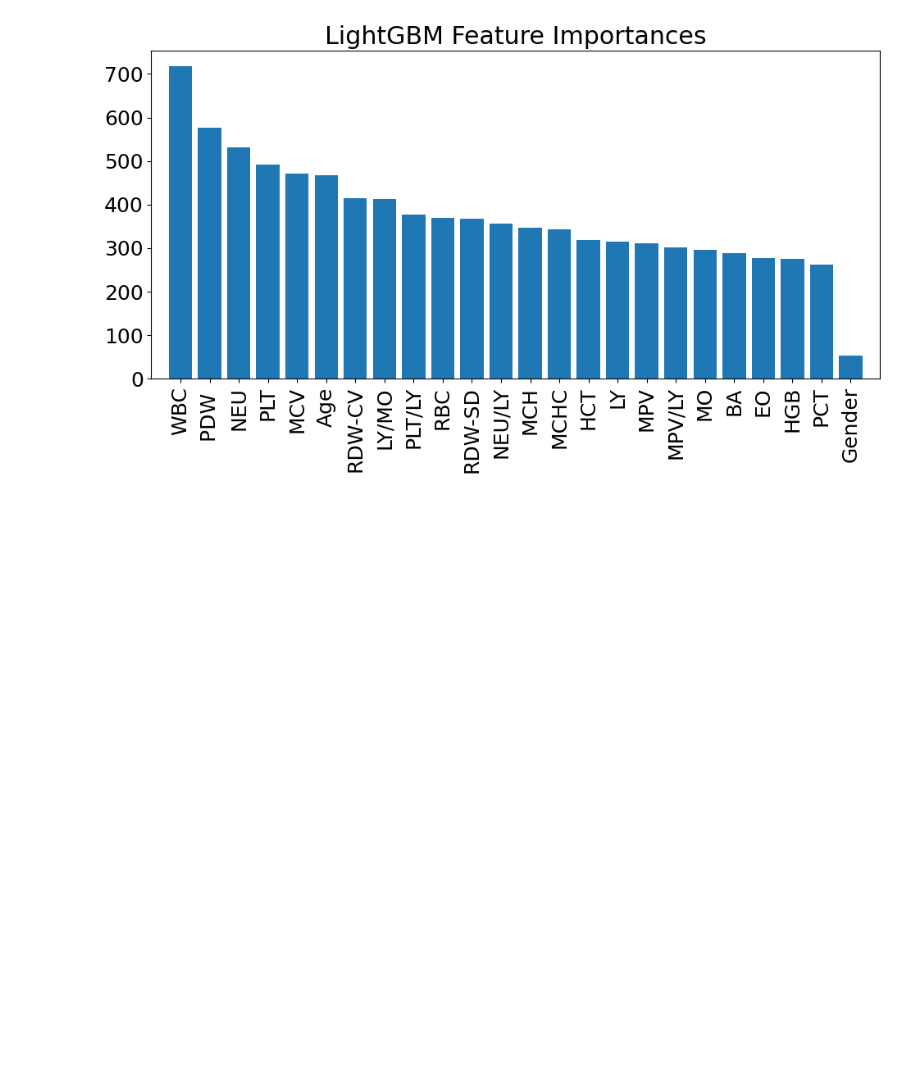
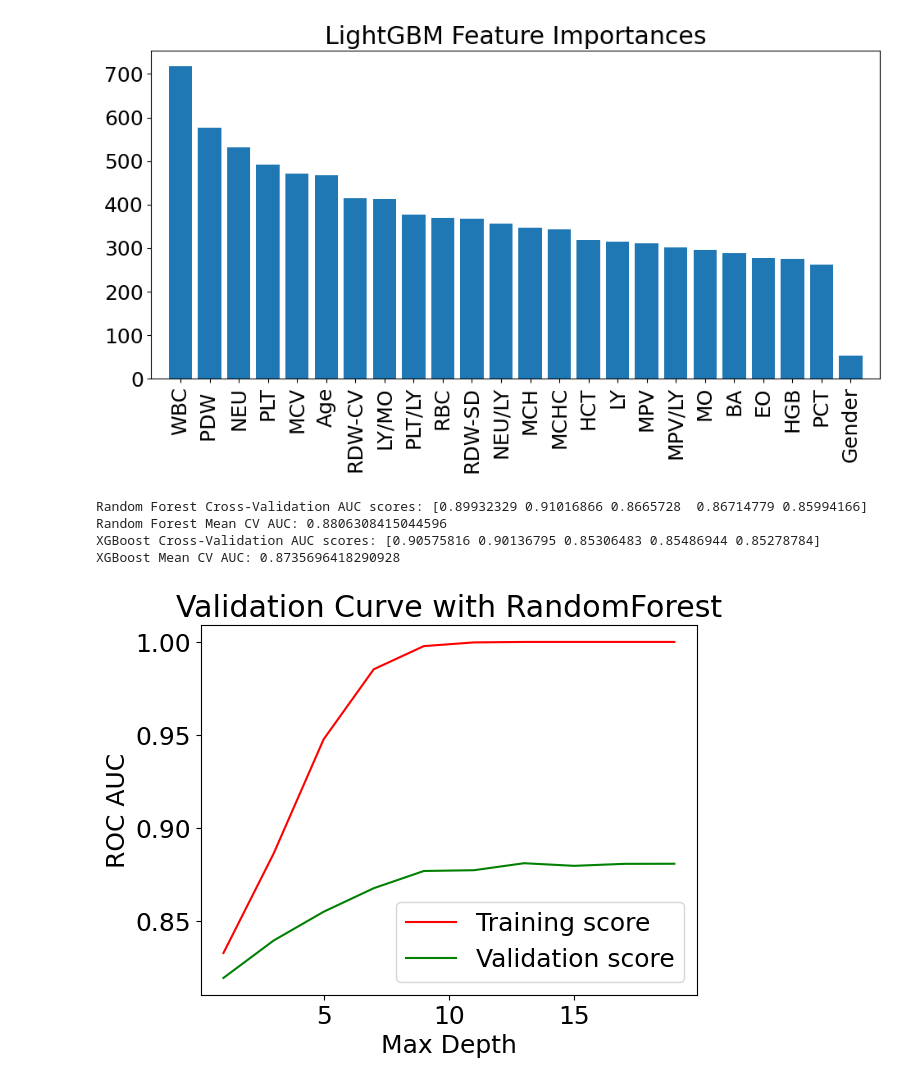
Before and after one commit to Clarkson-Applied-Data-Science/2024_ia651_DineshPendyala_SrihariNagineni, a Jupyter notebook: IA651_Project_HeartAttack_draft.ipynb, the cells around one changed output. Saved outputs shown, nothing was run; the diff lists cells and outputs as text; code cells hidden in the pictures; blank space fills up the shorter version.

```diff
--- a/IA651_Project_HeartAttack_draft.ipynb
+++ b/IA651_Project_HeartAttack_draft.ipynb
@@ -1697,3 +1686,54 @@ LightGBM Feature ranking:
 23. feature 23 (262) - PCT
 24. feature 1 (53) - Gender
 [figure]
+# %%
+from sklearn.model_selection import cross_val_score
+from sklearn.ensemble import RandomForestClassifier
+import xgboost as xgb
+
+# Prepare data
+X = df.drop(columns=[ 'sub-type'])
+y = df['sub-type']
+
+# Random Forest
+rf_clf = RandomForestClassifier(random_state=42)
+rf_scores = cross_val_score(rf_clf, X, y, cv=5, scoring='roc_auc_ovr')
+print(f'Random Forest Cross-Validation AUC scores: {rf_scores}')
+print(f'Random Forest Mean CV AUC: {rf_scores.mean()}')
+
+# XGBoost
+xgb_clf = xgb.XGBClassifier(random_state=42)
+xgb_scores = cross_val_score(xgb_clf, X, y, cv=5, scoring='roc_auc_ovr')
+print(f'XGBoost Cross-Validation AUC scores: {xgb_scores}')
+print(f'XGBoost Mean CV AUC: {xgb_scores.mean()}')
+# %% [output]
+Random Forest Cross-Validation AUC scores: [0.89932329 0.91016866 0.8665728  0.86714779 0.85994166]
+Random Forest Mean CV AUC: 0.8806308415044596
+XGBoost Cross-Validation AUC scores: [0.90575816 0.90136795 0.85306483 0.85486944 0.85278784]
+XGBoost Mean CV AUC: 0.8735696418290928
+# %%
+from sklearn.model_selection import validation_curve
+import numpy as np
+import matplotlib.pyplot as plt
+
+# Random Forest Validation Curve
+param_range = np.arange(1, 21, 2)
+train_scores, test_scores = validation_curve(
+    RandomForestClassifier(random_state=42),
+    X, y, param_name="max_depth", param_range=param_range,
+    scoring="roc_auc_ovr", cv=5
+)
+
+train_scores_mean = np.mean(train_scores, axis=1)
+test_scores_mean = np.mean(test_scores, axis=1)
+
+plt.figure()
+plt.plot(param_range, train_scores_mean, label="Training score", color="r")
+plt.plot(param_range, test_scores_mean, label="Validation score", color="g")
+plt.xlabel("Max Depth")
+plt.ylabel("ROC AUC")
+plt.title("Validation Curve with RandomForest")
+plt.legend(loc="best")
+plt.show()
+# %% [output]
+[figure, added]
```
Also changed, not shown: parts of 10 cells of this notebook, 1 other file.
